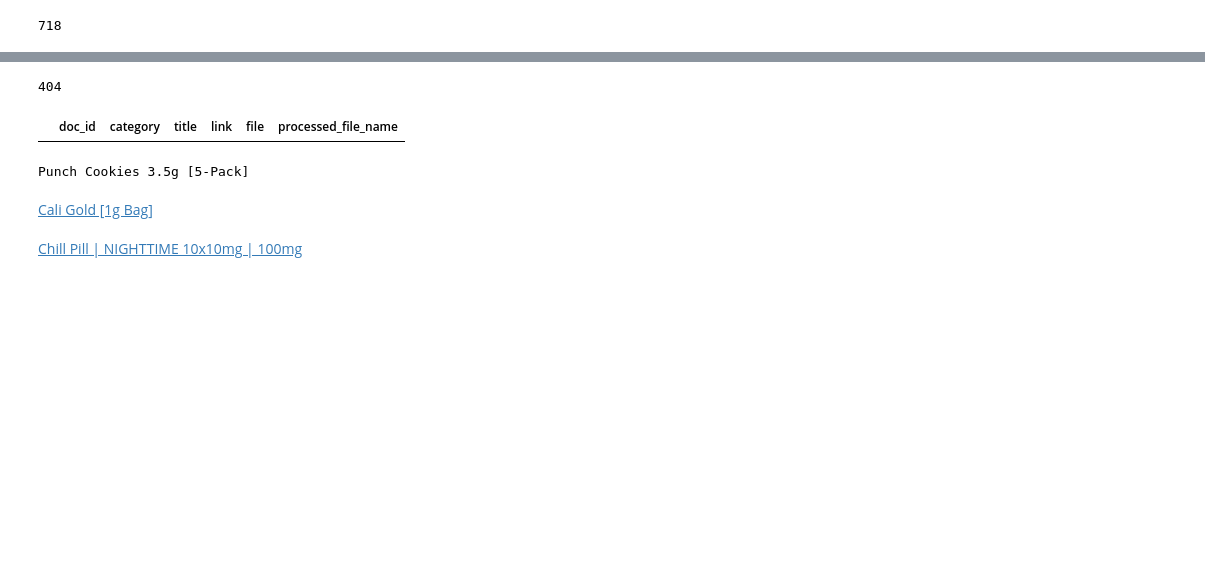
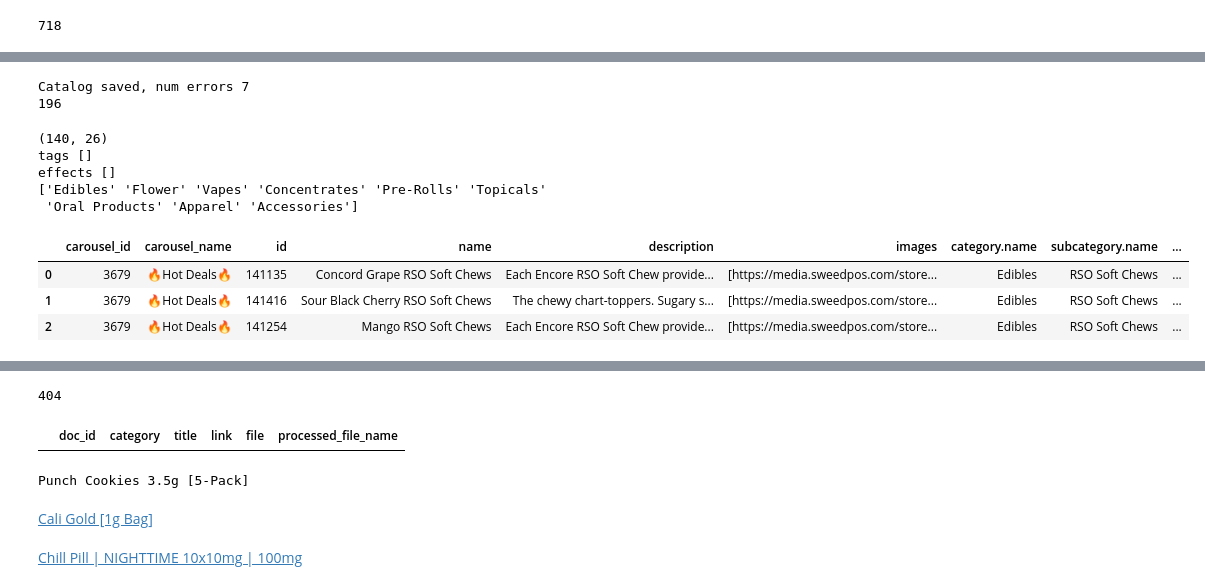
Before and after one commit to aleksandr-dzhumurat/leaf-buddy, a Jupyter notebook: jupyter_notebooks/eda.ipynb, the cells around one changed output, grey strips where cells are left out. Drawn from its saved outputs; the diff is of its cells as text; code cells hidden in the pictures; blank space fills up the shorter version.

```diff
--- a/jupyter_notebooks/eda.ipynb
+++ b/jupyter_notebooks/eda.ipynb
@@ -335,0 +259,34 @@ matching_dataset_df.head()
+# %%
+from tqdm import tqdm
+from utils import save_file, prepare_plaintext_files
+
+
+prepare_plaintext_files(catalog_df)
+precessed_files = os.listdir(items_description_dir)
+print(f'{len(precessed_files)}')
+# %% [output]
+Catalog saved, num errors 7
+196
+# %%
+# csv_path = '/Users/username/PycharmProjects/ml-research/data/muv_fl_pensacola_catalog.csv'
+
+# pensacola_catalog_df = pd.read_csv(csv_path)
+# print(pensacola_catalog_df.shape[0])
+# pensacola_catalog_df.head()
+from utils import read_json
+from matching import prepare_main_page_catalog
+
+json_catalog_file_name = 'get_product_carousel_list.json'
+main_page_json = read_json('/Users/username/PycharmProjects/ml-research/data/pipelines_data', json_catalog_file_name)
+ecom_main_page_catalog_df = prepare_main_page_catalog(main_page_json)
+ecom_main_page_catalog_df.head(3)
+# %% [output]
+(140, 26)
+tags []
+effects []
+['Edibles' 'Flower' 'Vapes' 'Concentrates' 'Pre-Rolls' 'Topicals'
+ 'Oral Products' 'Apparel' 'Accessories']
+|  | carousel_id | carousel_name | id | name | description | images | category.name | subcategory.name | ... |
+| 0 | 3679 | 🔥Hot Deals🔥 | 141135 | Concord Grape RSO Soft Chews | Each Encore RSO Soft Chew provide... | [https://media.sweedpos.com/store... | Edibles | RSO Soft Chews | ... |
+| 1 | 3679 | 🔥Hot Deals🔥 | 141416 | Sour Black Cherry RSO Soft Chews | The chewy chart-toppers. Sugary s... | [https://media.sweedpos.com/store... | Edibles | RSO Soft Chews | ... |
+| 2 | 3679 | 🔥Hot Deals🔥 | 141254 | Mango RSO Soft Chews | Each Encore RSO Soft Chew provide... | [https://media.sweedpos.com/store... | Edibles | RSO Soft Chews | ... |
```
Also changed, not shown: parts of 24 cells of this notebook, 4 other files.
